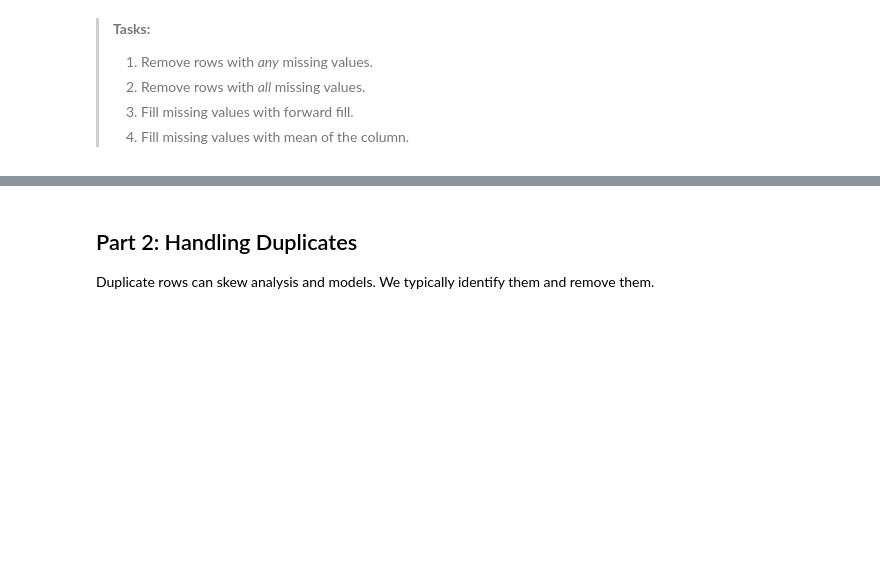
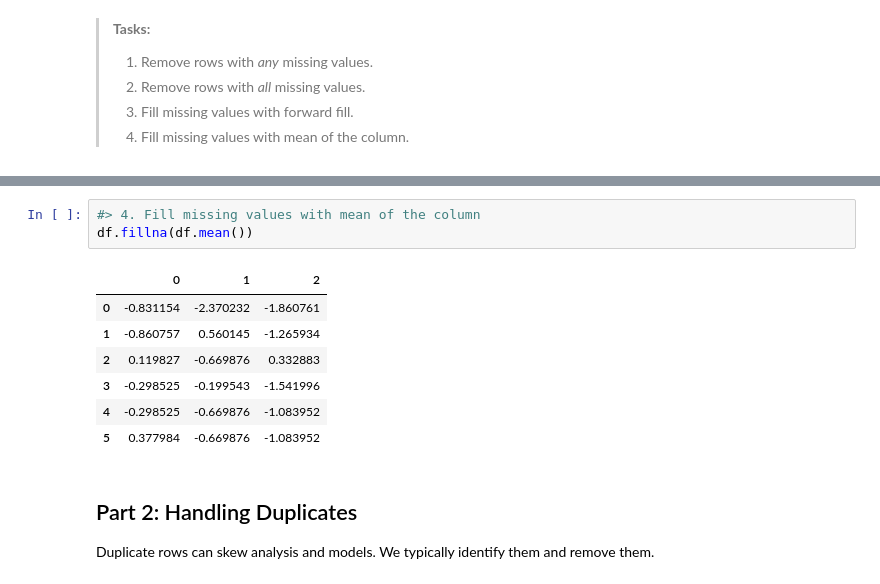
Before and after one commit to himike1973/6m-data-1.8-eda-basic, a Jupyter notebook: notebooks/eda_basic.ipynb, the cells around one changed output, grey strips where cells are left out. Cells and saved outputs as stored; diff of their text form; blank space fills up the shorter version.

```diff
--- a/notebooks/eda_basic.ipynb
+++ b/notebooks/eda_basic.ipynb
@@ -615,3 +643,14 @@ df
+# %%
+#> 4. Fill missing values with mean of the column
+df.fillna(df.mean())
+# %% [output]
+|  | 0 | 1 | 2 |
+| 0 | -0.831154 | -2.370232 | -1.860761 |
+| 1 | -0.860757 | 0.560145 | -1.265934 |
+| 2 | 0.119827 | -0.669876 | 0.332883 |
+| 3 | -0.298525 | -0.199543 | -1.541996 |
+| 4 | -0.298525 | -0.669876 | -1.083952 |
+| 5 | 0.377984 | -0.669876 | -1.083952 |
 # %% [markdown]
 ## Part 2: Handling Duplicates
 
```
Also changed, not shown: parts of 27 cells of this notebook.
